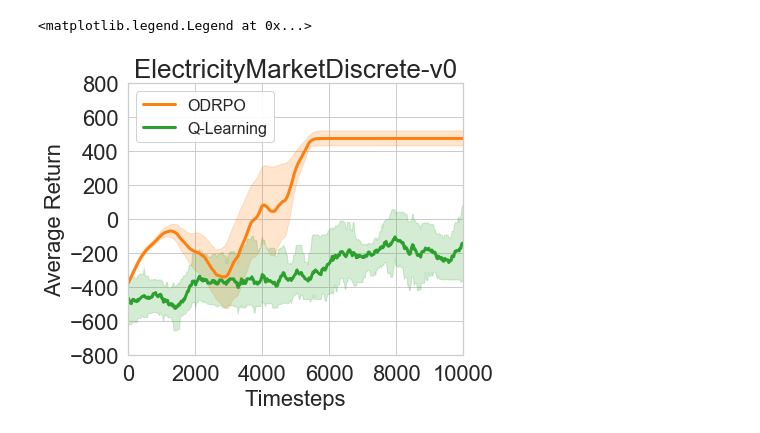
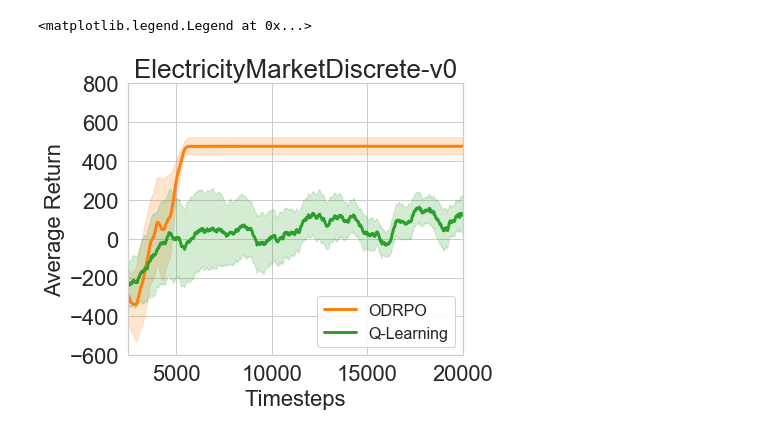
Before and after one commit to kadysongbb/efficient-wpo, a Jupyter notebook: discrete_control/view_training_discrete_EM.ipynb, the cells around one changed output. Saved outputs shown, nothing was run; the diff lists cells and outputs as text; code cells hidden in the pictures.

```diff
--- a/discrete_control/view_training_discrete_EM.ipynb
+++ b/discrete_control/view_training_discrete_EM.ipynb
@@ -67,38 +67,45 @@ sns.set_style("whitegrid")
 %matplotlib inline
 plt.rcParams["figure.figsize"] = (6,5)
 
-qlearning_file_list = ['./tmp/qlearning_electricitymarketdiscrete_monitor2.csv']
-odrpo_file_list = ['./log_files/dr_trpo_kl/ElectricityMarketDiscreteDQN-v0-1618878300.136684.csv',
-                   './log_files/dr_trpo_kl/ElectricityMarketDiscreteDQN-v0-1620420956.66164.csv',
-                   './log_files/dr_trpo_kl/ElectricityMarketDiscreteDQN-v0-1620480409.5773609.csv']
+qlearning_file_list = ['./tmp/qlearning_electricitymarketdiscrete_monitor1.csv'
+                       ,'./tmp/qlearning_electricitymarketdiscrete_monitor2.csv'
+                       ,'./tmp/qlearning_electricitymarketdiscrete_monitor6.csv'
+                      ]
+odrpo_file_list = ['./log_files/dr_trpo_kl/ElectricityMarketDiscreteDQN-v0-1618878300.136684.csv'
+                   ,'./log_files/dr_trpo_kl/ElectricityMarketDiscreteDQN-v0-1620420956.66164.csv'
+                   ,'./log_files/dr_trpo_kl/ElectricityMarketDiscreteDQN-v0-1620480409.5773609.csv'
+                  ]
 window_size = 30
 
 ax = plt.subplot(111)
 plt.ylabel('Average Return', fontsize=22)
 plt.xlabel('Timesteps', fontsize=22)
 plt.xticks(fontsize=22)
 plt.yticks(fontsize=22)
-plt.xlim(0,10000)
-plt.ylim(-800,800)
+plt.locator_params(axis="x", nbins=4)
+plt.xlim(2500,20000)
+plt.ylim(-600,800)
 plt.title('ElectricityMarketDiscrete-v0', fontsize = 26)
 
 
 # ODRPO
 eps_per_iter = 24
 moving_average = find_drpo_moving_avg(odrpo_file_list, window_size,0.5)
 ax.plot(np.arange(len(moving_average[0]))*eps_per_iter, moving_average[0], label='ODRPO', linewidth = 3, color = "tab:orange")
 ax.fill_between(np.arange(len(moving_average[0]))*eps_per_iter, moving_average[1], moving_average[2], alpha=0.2, color = "tab:orange")
 
 
+window_size = 30
+
 # Q-Learning
 eps_per_iter = 24
 moving_average = find_baseline_moving_avg(qlearning_file_list, window_size,0.5)
 ax.plot(np.arange(len(moving_average[0]))*eps_per_iter, moving_average[0], label='Q-Learning', linewidth = 3, color = "tab:green")
 ax.fill_between(np.arange(len(moving_average[0]))*eps_per_iter, moving_average[1], moving_average[2], alpha=0.2, color = "tab:green")
 
 
 plt.rcParams["legend.framealpha"] = 0.9
-ax.legend(loc='upper left', fontsize = 16)
+ax.legend(loc='lower right', fontsize = 16)
 # %% [output]
 <matplotlib.legend.Legend at 0x...>
-[figure, old version]
+[figure, new version]
```
Also changed, not shown: 11 other files.
